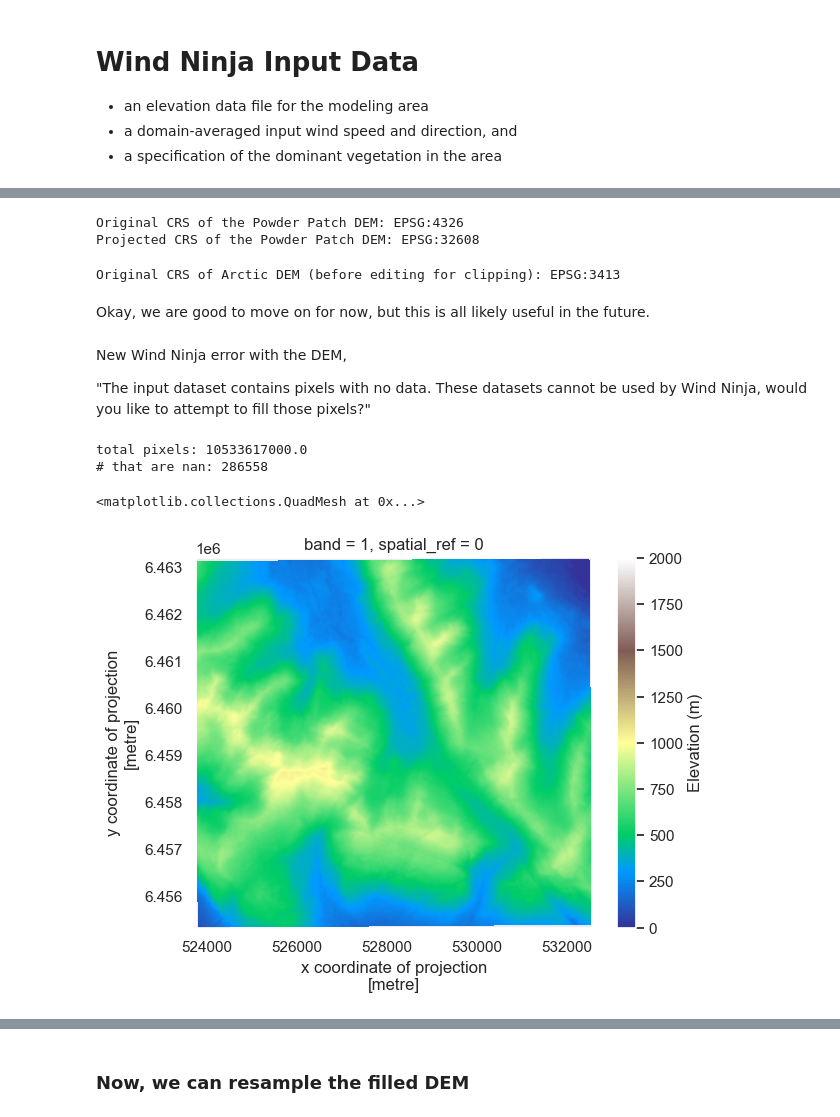
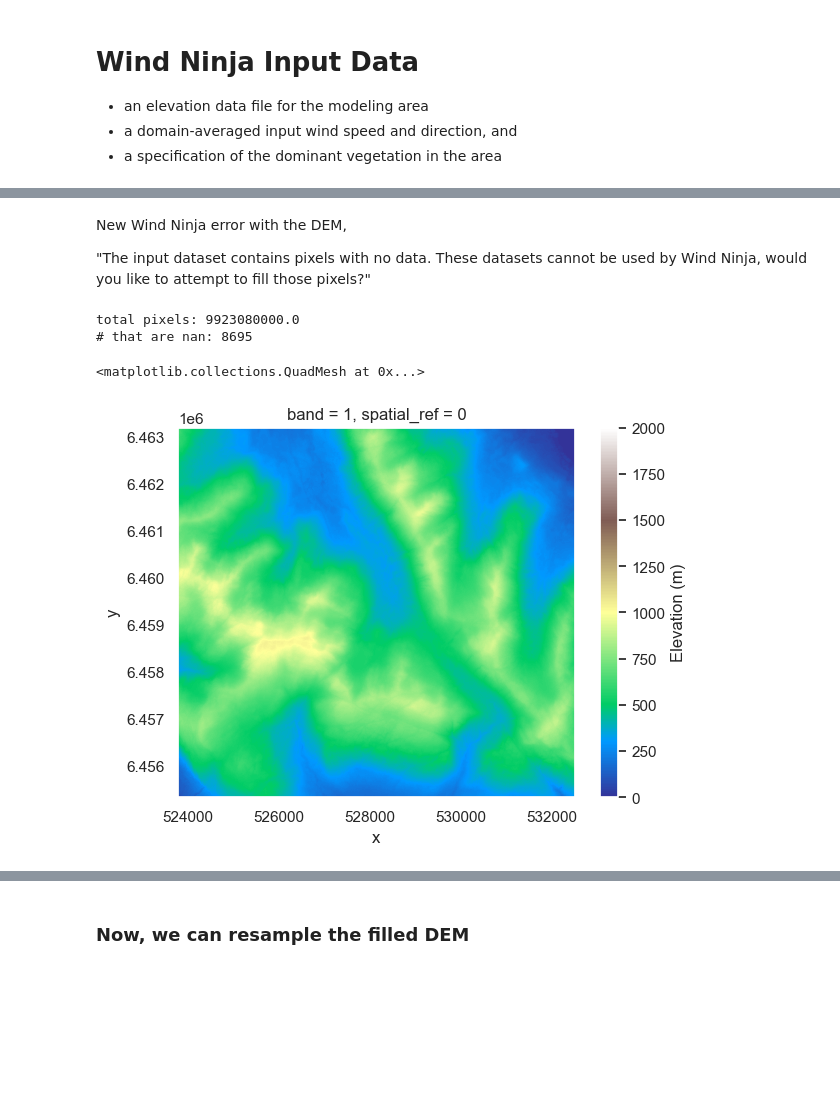
Before and after one commit to cassielumbrazo/juneau_data_analysis, a Jupyter notebook: 6_test_wind_ninja.ipynb, the cells around one changed output, grey strips where cells are left out. Drawn from its saved outputs; the diff is of its cells as text; code cells hidden in the pictures; blank space fills up the shorter version.

Commit message:
resolved dem coords crs clipping etc

```diff
--- a/6_test_wind_ninja.ipynb
+++ b/6_test_wind_ninja.ipynb
@@ -80,8 +61,7 @@ pwd
 # %%
-filepath = '/hdd/snow_hydrology/DEMs/ArcticDEM/'
-filename =  '/hdd/snow_hydrology/DEMs/ArcticDEM/dem_clipped_juneau.tif'
+input_path = '/hdd/snow_hydrology/DEMs/ArcticDEM_edits/dem_2m_UTM_clip_powderpatch.tif'
 
 # open the DEM
-dem = rioxarray.open_rasterio(os.path.join(filepath, filename), masked=True)
+dem = rioxarray.open_rasterio(input_path, masked=True)
 dem
 # %% [output]
@@ -175,34 +79,16 @@ Looks good now.
-# %%
-print("Original CRS of the Powder Patch DEM:", dem_powderpatch.rio.crs)
-print("Projected CRS of the Powder Patch DEM:", dem_powderpatch_utm.rio.crs)
-# %% [output]
-Original CRS of the Powder Patch DEM: EPSG:4326
-Projected CRS of the Powder Patch DEM: EPSG:32608
-# %%
-# out of curiousily, look at what the Origional Arctic DEM CRS is,
-# Open the ArcticDEM file
-filepath = '/hdd/snow_hydrology/DEMs/ArcticDEM/'
-filename =  '40_05_2_2_2m_v4.1_dem.tif'
-
-arctic_dem = rioxarray.open_rasterio(os.path.join(filepath, filename), masked=True)
-print("Original CRS of Arctic DEM (before editing for clipping):", arctic_dem.rio.crs)
-# %% [output]
-Original CRS of Arctic DEM (before editing for clipping): EPSG:3413
-# %% [markdown]
-Okay, we are good to move on for now, but this is all likely useful in the future.
 # %% [markdown]
 New Wind Ninja error with the DEM,
 
 "The input dataset contains pixels with no data. These datasets cannot be used by Wind Ninja, would you like to attempt to fill those pixels?"
 # %%
-# check the dem_powderpatch_utm for missing data
-print("total pixels:", dem_powderpatch_utm.sum().values)
-print("# that are nan:", dem_powderpatch_utm.isnull().sum().values)
+# check the dem for missing data
+print("total pixels:", dem.sum().values)
+print("# that are nan:", dem.isnull().sum().values)
 # %% [output]
-total pixels: 10533617000.0
-# that are nan: 286558
+total pixels: 9923080000.0
+# that are nan: 8695
 # %%
-dem_powderpatch_utm.squeeze().plot(cmap='terrain', vmin=0, vmax=2000, cbar_kwargs={'label': 'Elevation (m)'})
+dem.squeeze().plot(cmap='terrain', vmin=0, vmax=2000, cbar_kwargs={'label': 'Elevation (m)'})
 # %% [output]
 <matplotlib.collections.QuadMesh at 0x...>
-[figure, old version]
+[figure, new version]
```
Also changed, not shown: parts of 63 cells of this notebook, 1 other file.
